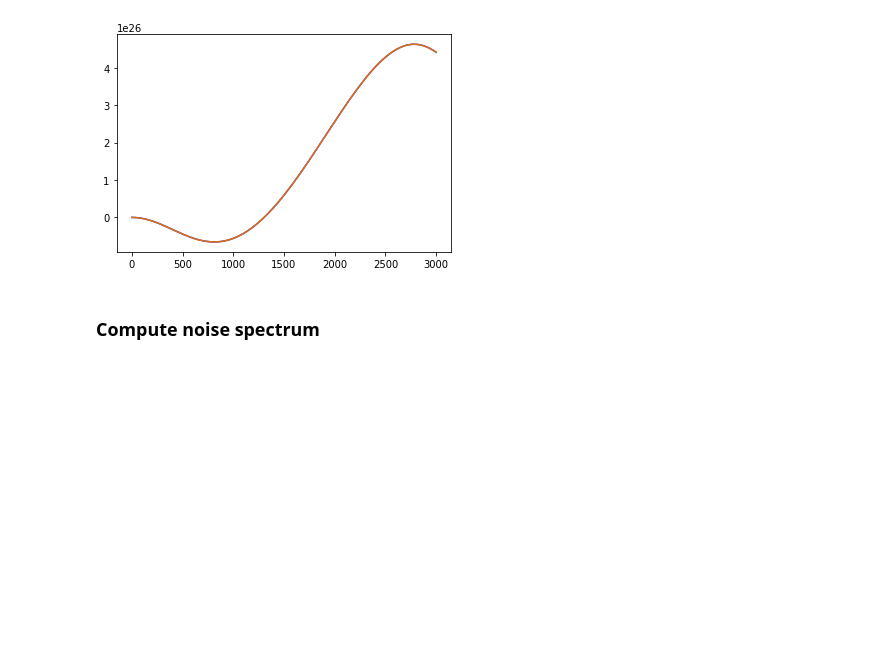
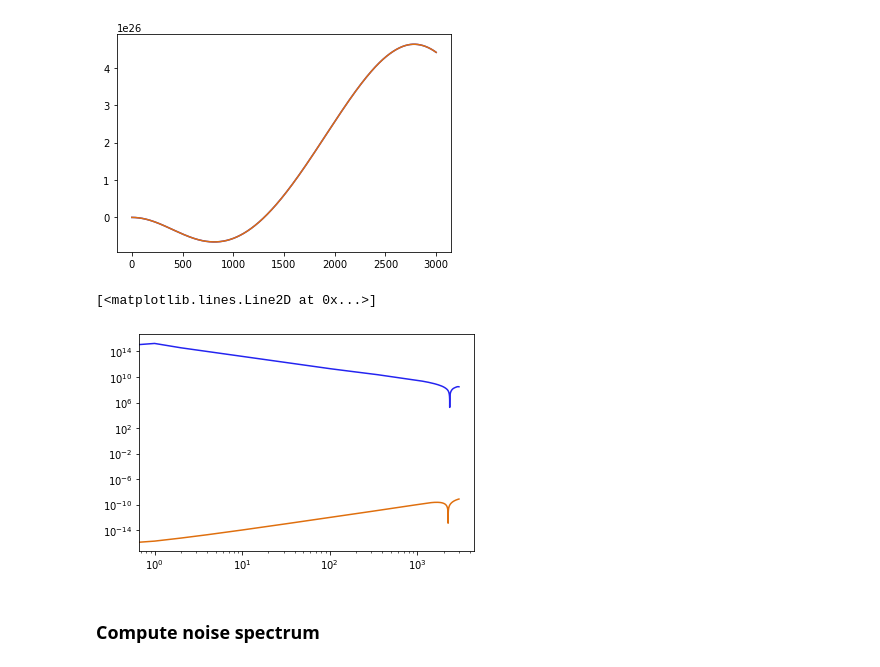
Before and after one commit to simonsobs/tempura, a Jupyter notebook: examples/bias-hardened_asym.ipynb, the cells around one changed output. Drawn from its saved outputs; the diff is of its cells as text; code cells hidden in the pictures; blank space fills up the shorter version.

```diff
--- a/examples/bias-hardened_asym.ipynb
+++ b/examples/bias-hardened_asym.ipynb
@@ -60,9 +66,15 @@ plot(Rasym)
 [figure]
 # %%
 # response of the asymmetric lensing estimator to source
-Rks = Akk*cs.norm_general.xtt_asym('lenssrc',Lmax,glmin,glmax,llmin,llmax,llmax,lcl[0,:],oclG,oclL)[0]
+Rks = Akk*cs.norm_general.xtt_asym('lenssrc',Lmax,glmin,glmax,llmin,llmax,llmax,lcl[0,:],oclG,oclL)
 # response of the asymmetric source estimator to lensing
-Rsk = Ass*cs.norm_general.xtt_asym('srclens',Lmax,glmin,glmax,llmin,llmax,llmax,lcl[0,:],oclG,oclL)[0]
+Rsk = Ass*cs.norm_general.xtt_asym('srclens',Lmax,glmin,glmax,llmin,llmax,llmax,lcl[0,:],oclG,oclL)
+# %%
+loglog(np.abs(Rks))
+loglog(np.abs(Rsk))
+# %% [output]
+[<matplotlib.lines.Line2D at 0x...>]
+[figure, added]
 # %% [markdown]
 ### Compute noise spectrum
 # %%
```
Also changed, not shown: parts of 16 cells of this notebook.
